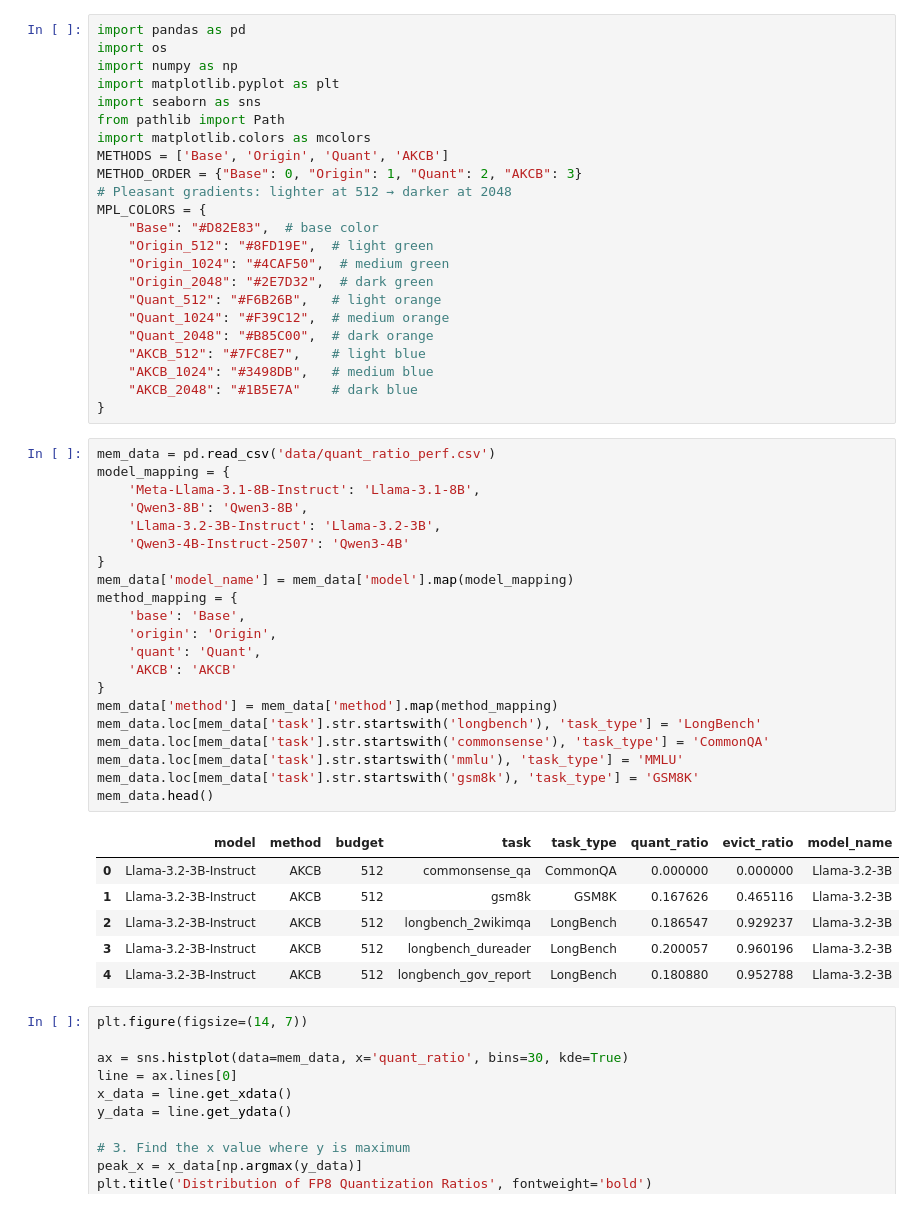
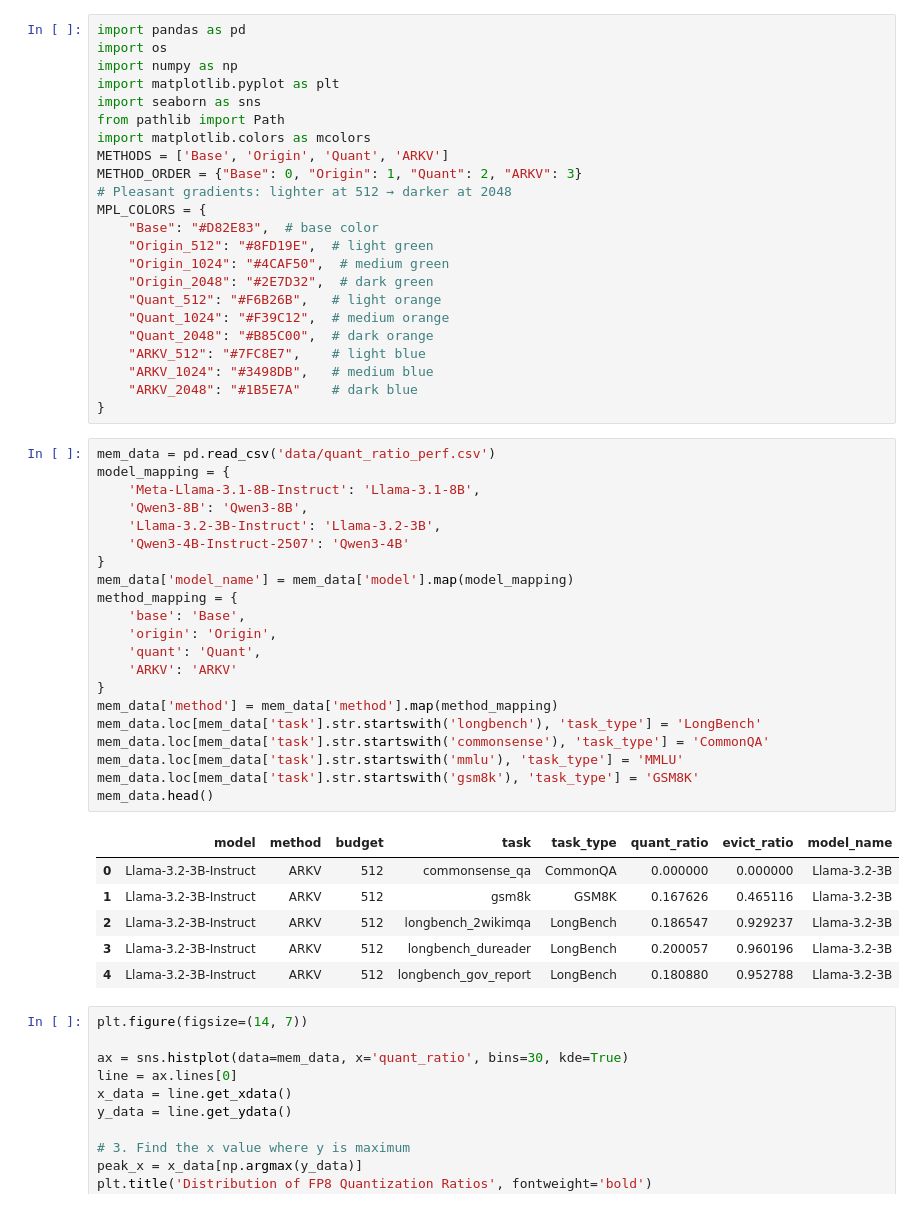
Before and after one commit to Large-scale-Sustainable-Computing-LSC/ARKV, a Jupyter notebook: experiments/analysis/memory_analysis.ipynb, the cells around one changed output. Cells and saved outputs as stored; diff of their text form.

Commit message:
rename akcb to arkv

```diff
--- a/experiments/analysis/memory_analysis.ipynb
+++ b/experiments/analysis/memory_analysis.ipynb
@@ -6,8 +6,8 @@ import matplotlib.pyplot as plt
 import seaborn as sns
 from pathlib import Path
 import matplotlib.colors as mcolors
-METHODS = ['Base', 'Origin', 'Quant', 'AKCB']
-METHOD_ORDER = {"Base": 0, "Origin": 1, "Quant": 2, "AKCB": 3}
+METHODS = ['Base', 'Origin', 'Quant', 'ARKV']
+METHOD_ORDER = {"Base": 0, "Origin": 1, "Quant": 2, "ARKV": 3}
 # Pleasant gradients: lighter at 512 → darker at 2048
 MPL_COLORS = {
     "Base": "#D82E83",  # base color
@@ -17,38 +17,38 @@ MPL_COLORS = {
     "Quant_512": "#F6B26B",   # light orange
     "Quant_1024": "#F39C12",  # medium orange
     "Quant_2048": "#B85C00",  # dark orange
-    "AKCB_512": "#7FC8E7",    # light blue
-    "AKCB_1024": "#3498DB",   # medium blue
-    "AKCB_2048": "#1B5E7A"    # dark blue
+    "ARKV_512": "#7FC8E7",    # light blue
+    "ARKV_1024": "#3498DB",   # medium blue
+    "ARKV_2048": "#1B5E7A"    # dark blue
 }
 # %%
 mem_data = pd.read_csv('data/quant_ratio_perf.csv')
 model_mapping = {
     'Meta-Llama-3.1-8B-Instruct': 'Llama-3.1-8B',
     'Qwen3-8B': 'Qwen3-8B',
     'Llama-3.2-3B-Instruct': 'Llama-3.2-3B',
     'Qwen3-4B-Instruct-2507': 'Qwen3-4B'
 }
 mem_data['model_name'] = mem_data['model'].map(model_mapping)
 method_mapping = {
     'base': 'Base',
     'origin': 'Origin',
     'quant': 'Quant',
-    'AKCB': 'AKCB'
+    'ARKV': 'ARKV'
 }
 mem_data['method'] = mem_data['method'].map(method_mapping)
 mem_data.loc[mem_data['task'].str.startswith('longbench'), 'task_type'] = 'LongBench'
 mem_data.loc[mem_data['task'].str.startswith('commonsense'), 'task_type'] = 'CommonQA'
 mem_data.loc[mem_data['task'].str.startswith('mmlu'), 'task_type'] = 'MMLU'
 mem_data.loc[mem_data['task'].str.startswith('gsm8k'), 'task_type'] = 'GSM8K'
 mem_data.head()
 # %% [output]
 |  | model | method | budget | task | task_type | quant_ratio | evict_ratio | model_name |
-| 0 | Llama-3.2-3B-Instruct | AKCB | 512 | commonsense_qa | CommonQA | 0.000000 | 0.000000 | Llama-3.2-3B |
-| 1 | Llama-3.2-3B-Instruct | AKCB | 512 | gsm8k | GSM8K | 0.167626 | 0.465116 | Llama-3.2-3B |
-| 2 | Llama-3.2-3B-Instruct | AKCB | 512 | longbench_2wikimqa | LongBench | 0.186547 | 0.929237 | Llama-3.2-3B |
-| 3 | Llama-3.2-3B-Instruct | AKCB | 512 | longbench_dureader | LongBench | 0.200057 | 0.960196 | Llama-3.2-3B |
-| 4 | Llama-3.2-3B-Instruct | AKCB | 512 | longbench_gov_report | LongBench | 0.180880 | 0.952788 | Llama-3.2-3B |
+| 0 | Llama-3.2-3B-Instruct | ARKV | 512 | commonsense_qa | CommonQA | 0.000000 | 0.000000 | Llama-3.2-3B |
+| 1 | Llama-3.2-3B-Instruct | ARKV | 512 | gsm8k | GSM8K | 0.167626 | 0.465116 | Llama-3.2-3B |
+| 2 | Llama-3.2-3B-Instruct | ARKV | 512 | longbench_2wikimqa | LongBench | 0.186547 | 0.929237 | Llama-3.2-3B |
+| 3 | Llama-3.2-3B-Instruct | ARKV | 512 | longbench_dureader | LongBench | 0.200057 | 0.960196 | Llama-3.2-3B |
+| 4 | Llama-3.2-3B-Instruct | ARKV | 512 | longbench_gov_report | LongBench | 0.180880 | 0.952788 | Llama-3.2-3B |
 # %%
 plt.figure(figsize=(14, 7))
 
```
Also changed, not shown: 25 other files.
